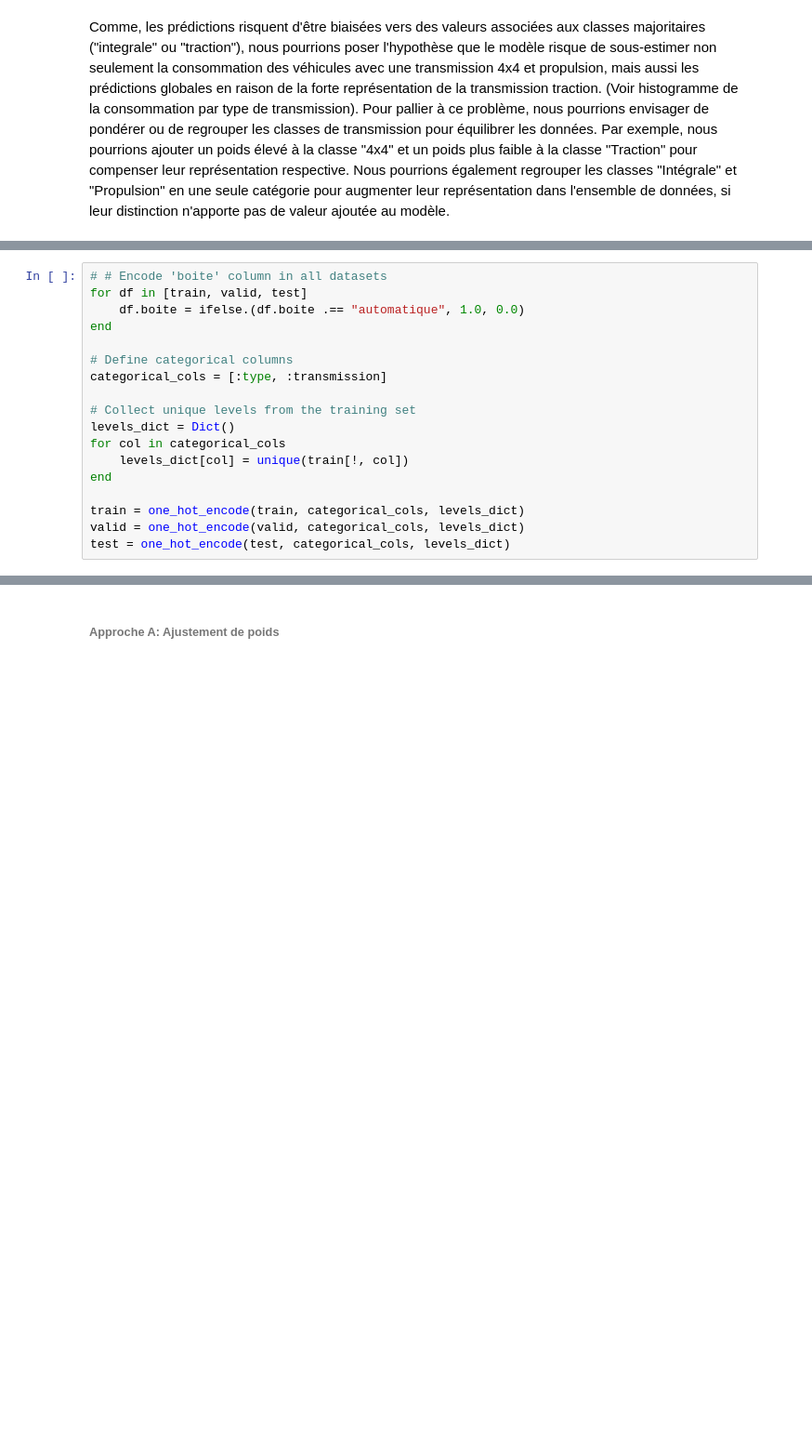
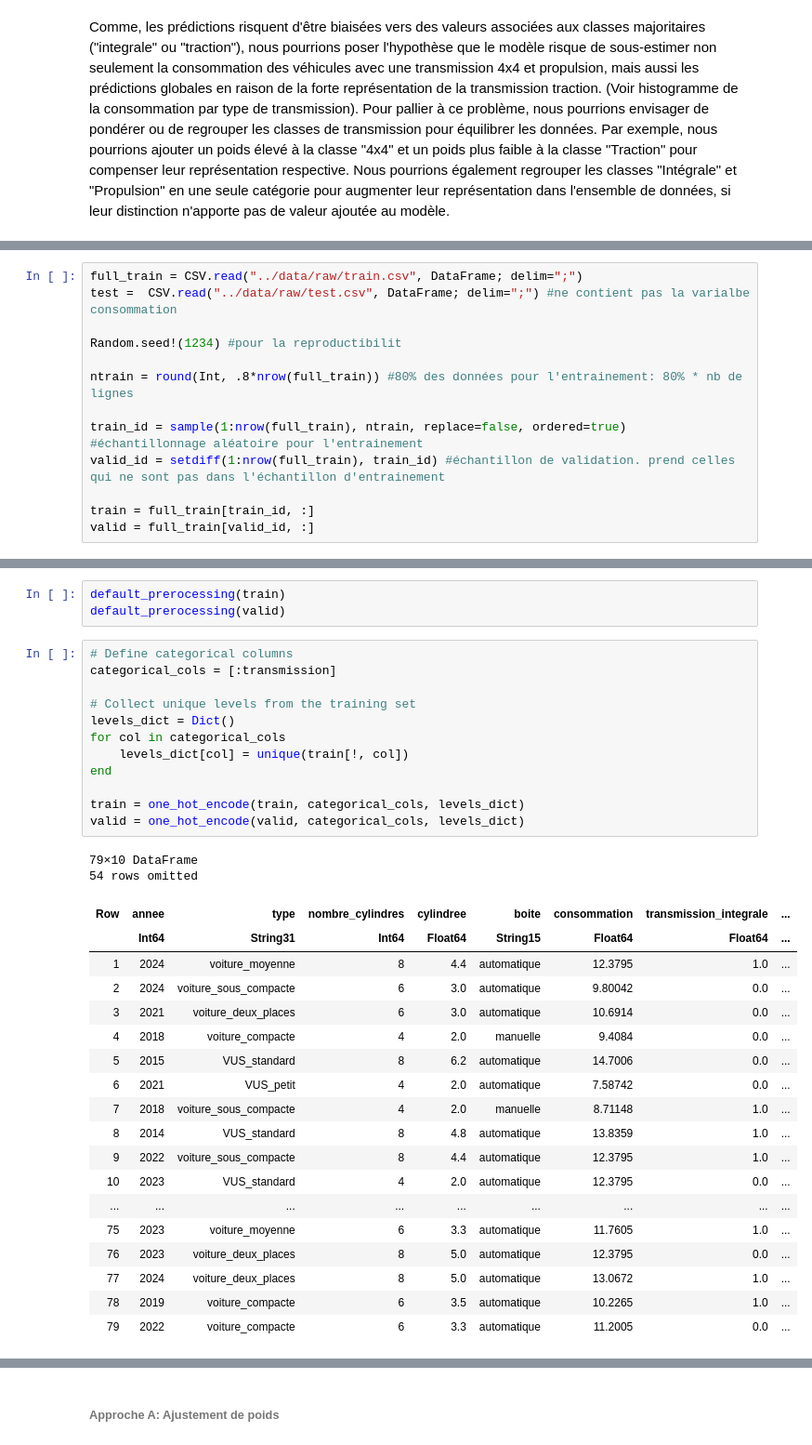
Before and after one commit to Colavita/Prediction-consommation-carburant, a Jupyter notebook: notebooks/projet_equipe_R.ipynb, the cells around one changed output, grey strips where cells are left out. Shown at 93% size. Saved outputs shown, nothing was run; the diff lists cells and outputs as text; blank space fills up the shorter version.

Commit message:
2 approches transmission

```diff
--- a/notebooks/projet_equipe_R.ipynb
+++ b/notebooks/projet_equipe_R.ipynb
@@ -449,0 +498,13 @@ baseline model linear regression
+# %%
+full_train = CSV.read("../data/raw/train.csv", DataFrame; delim=";")
+test =  CSV.read("../data/raw/test.csv", DataFrame; delim=";") #ne contient pas la varialbe consommation
+
+Random.seed!(1234) #pour la reproductibilit
+
+ntrain = round(Int, .8*nrow(full_train)) #80% des données pour l'entrainement: 80% * nb de lignes
+
+train_id = sample(1:nrow(full_train), ntrain, replace=false, ordered=true) #échantillonnage aléatoire pour l'entrainement
+valid_id = setdiff(1:nrow(full_train), train_id) #échantillon de validation. prend celles qui ne sont pas dans l'échantillon d'entrainement
+
+train = full_train[train_id, :]
+valid = full_train[valid_id, :]
@@ -450,18 +532,36 @@ baseline model linear regression
+# %%
+default_prerocessing(train)
+default_prerocessing(valid)
 # %%
-# # Encode 'boite' column in all datasets
-for df in [train, valid, test]
-    df.boite = ifelse.(df.boite .== "automatique", 1.0, 0.0)
-end
-
 # Define categorical columns
-categorical_cols = [:type, :transmission]
+categorical_cols = [:transmission]
 
 # Collect unique levels from the training set
 levels_dict = Dict()
 for col in categorical_cols
     levels_dict[col] = unique(train[!, col])
 end
 
 train = one_hot_encode(train, categorical_cols, levels_dict)
 valid = one_hot_encode(valid, categorical_cols, levels_dict)
-test = one_hot_encode(test, categorical_cols, levels_dict)
+# %% [output]
+79×10 DataFrame
+54 rows omitted
+| Row | annee | type | nombre_cylindres | cylindree | boite | consommation | transmission_integrale | ... |
+|  | Int64 | String31 | Int64 | Float64 | String15 | Float64 | Float64 | ... |
+| 1 | 2024 | voiture_moyenne | 8 | 4.4 | automatique | 12.3795 | 1.0 | ... |
+| 2 | 2024 | voiture_sous_compacte | 6 | 3.0 | automatique | 9.80042 | 0.0 | ... |
+| 3 | 2021 | voiture_deux_places | 6 | 3.0 | automatique | 10.6914 | 0.0 | ... |
+| 4 | 2018 | voiture_compacte | 4 | 2.0 | manuelle | 9.4084 | 0.0 | ... |
+| 5 | 2015 | VUS_standard | 8 | 6.2 | automatique | 14.7006 | 0.0 | ... |
+| 6 | 2021 | VUS_petit | 4 | 2.0 | automatique | 7.58742 | 0.0 | ... |
+| 7 | 2018 | voiture_sous_compacte | 4 | 2.0 | manuelle | 8.71148 | 1.0 | ... |
+| 8 | 2014 | VUS_standard | 8 | 4.8 | automatique | 13.8359 | 1.0 | ... |
+| 9 | 2022 | voiture_sous_compacte | 8 | 4.4 | automatique | 12.3795 | 1.0 | ... |
+| 10 | 2023 | VUS_standard | 4 | 2.0 | automatique | 12.3795 | 0.0 | ... |
+| ... | ... | ... | ... | ... | ... | ... | ... | ... |
+| 75 | 2023 | voiture_moyenne | 6 | 3.3 | automatique | 11.7605 | 1.0 | ... |
+| 76 | 2023 | voiture_deux_places | 8 | 5.0 | automatique | 12.3795 | 0.0 | ... |
+| 77 | 2024 | voiture_deux_places | 8 | 5.0 | automatique | 13.0672 | 1.0 | ... |
+| 78 | 2019 | voiture_compacte | 6 | 3.5 | automatique | 10.2265 | 1.0 | ... |
+| 79 | 2022 | voiture_compacte | 6 | 3.3 | automatique | 11.2005 | 0.0 | ... |
```
Also changed, not shown: parts of 38 cells of this notebook.
